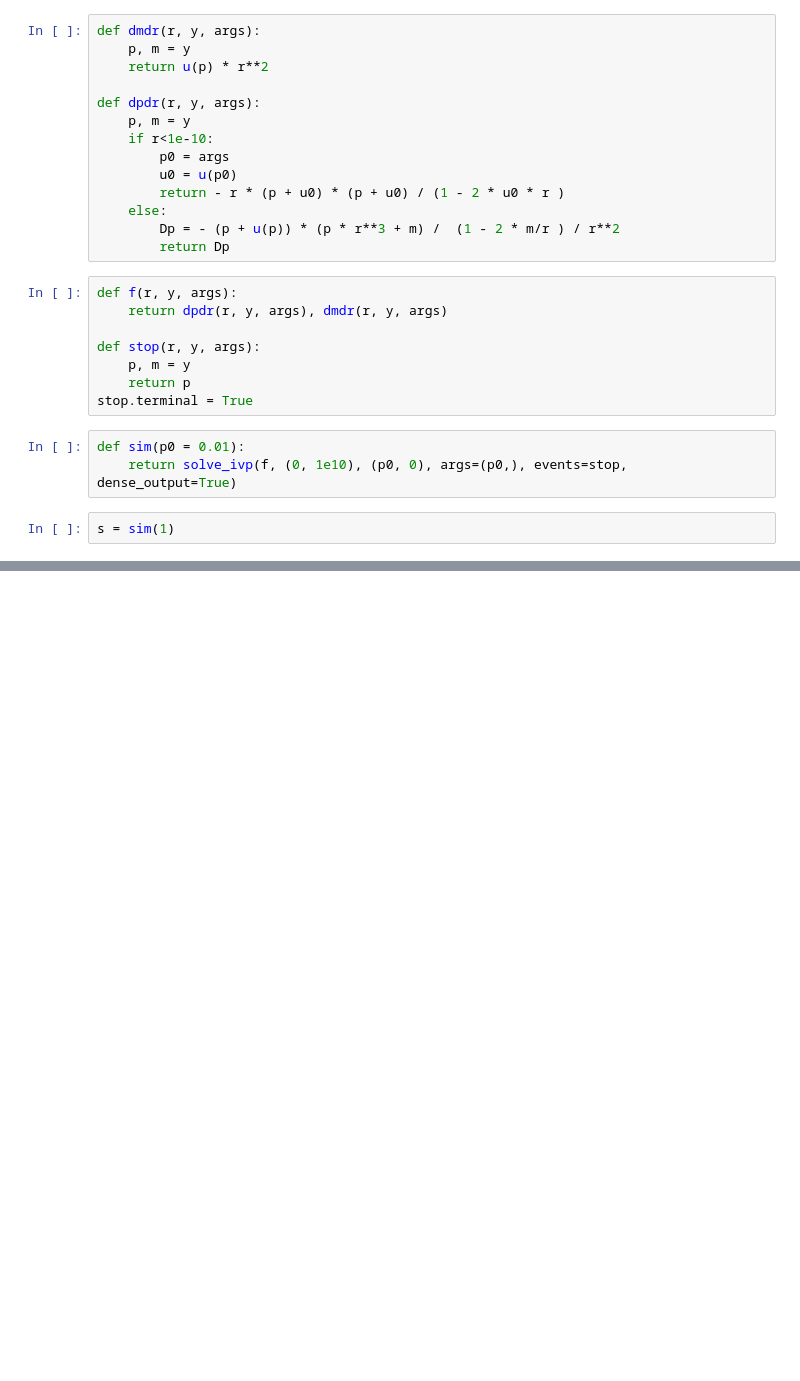
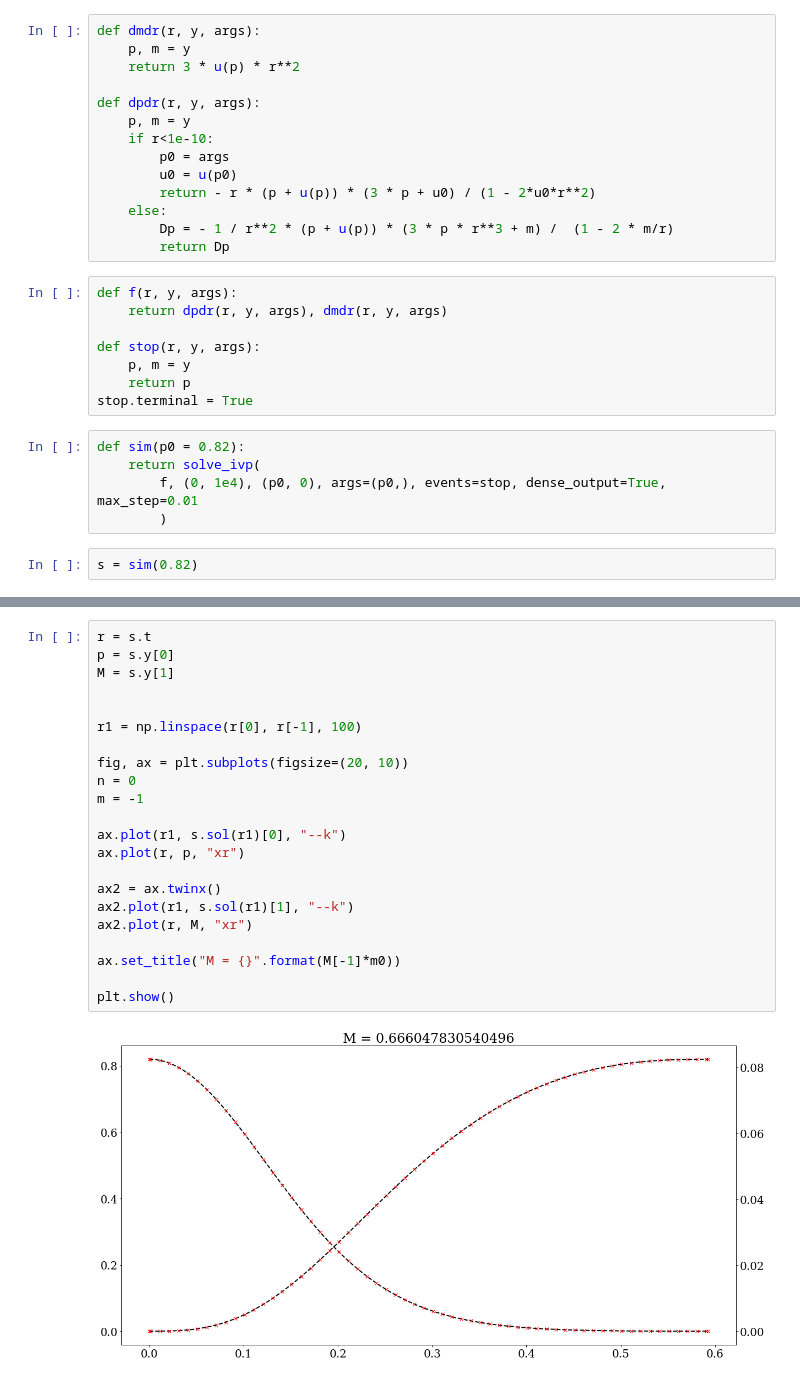
Before and after one commit to martkjoh/master, a Jupyter notebook: scripts/fermi_gas.ipynb, the cells around one changed output, grey strips where cells are left out. Cells and saved outputs as stored; diff of their text form; blank space fills up the shorter version.

```diff
--- a/scripts/fermi_gas.ipynb
+++ b/scripts/fermi_gas.ipynb
@@ -52,16 +73,16 @@ print(u(1e-1,acc=True))
 # %%
 def dmdr(r, y, args):
     p, m = y
-    return u(p) * r**2
+    return 3 * u(p) * r**2
 
 def dpdr(r, y, args):
     p, m = y
     if r<1e-10:
         p0 = args
         u0 = u(p0)
-        return - r * (p + u0) * (p + u0) / (1 - 2 * u0 * r )
+        return - r * (p + u(p)) * (3 * p + u0) / (1 - 2*u0*r**2)
     else:
-        Dp = - (p + u(p)) * (p * r**3 + m) /  (1 - 2 * m/r ) / r**2
+        Dp = - 1 / r**2 * (p + u(p)) * (3 * p * r**3 + m) /  (1 - 2 * m/r)
         return Dp
 # %%
 def f(r, y, args):
@@ -72,7 +93,9 @@ def stop(r, y, args):
     return p
 stop.terminal = True
 # %%
-def sim(p0 = 0.01):
-    return solve_ivp(f, (0, 1e10), (p0, 0), args=(p0,), events=stop, dense_output=True)
+def sim(p0 = 0.82):
+    return solve_ivp(
+        f, (0, 1e4), (p0, 0), args=(p0,), events=stop, dense_output=True, max_step=0.01
+        )
 # %%
-s = sim(1)
+s = sim(0.82)
@@ -120,3 +102,27 @@ plt.plot(r1, spline(r1))
+# %%
+r = s.t
+p = s.y[0]
+M = s.y[1]
+
+
+r1 = np.linspace(r[0], r[-1], 100)
+
+fig, ax = plt.subplots(figsize=(20, 10))
+n = 0
+m = -1
+
+ax.plot(r1, s.sol(r1)[0], "--k")
+ax.plot(r, p, "xr")
+
+ax2 = ax.twinx()
+ax2.plot(r1, s.sol(r1)[1], "--k")
+ax2.plot(r, M, "xr")
+
+ax.set_title("M = {}".format(M[-1]*m0))
+
+plt.show()
+# %% [output]
+[figure, added]
 # %%
 def sim_many():
     N = 100
```
Also changed, not shown: parts of 17 cells of this notebook, 5 other files.
